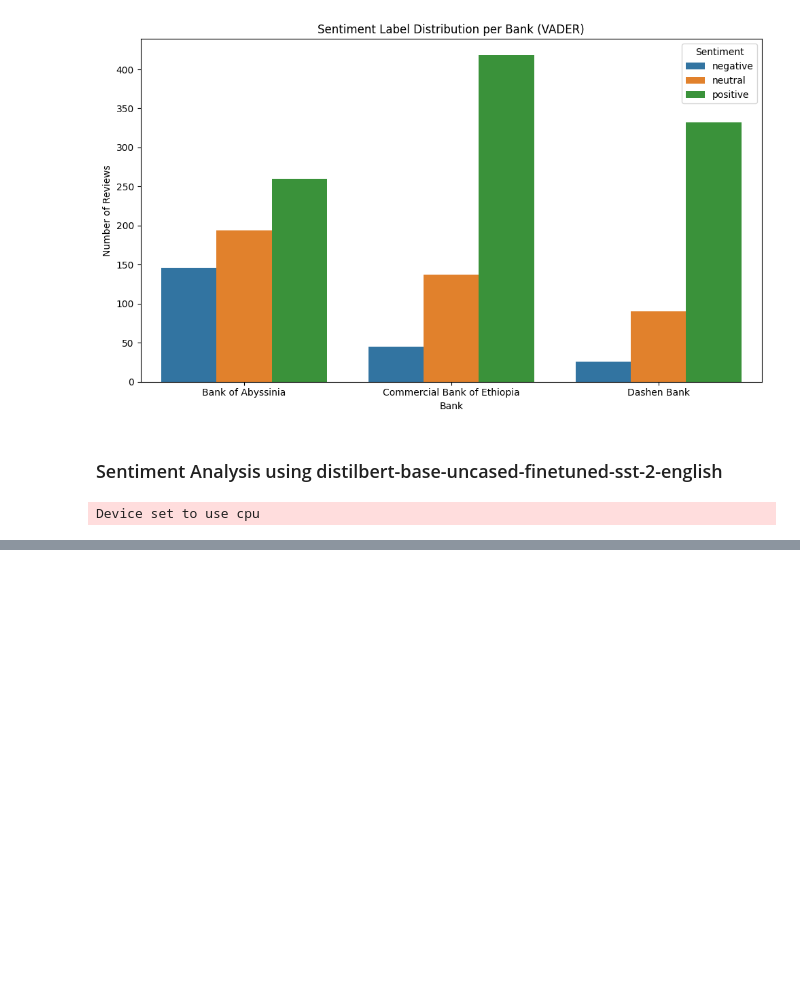
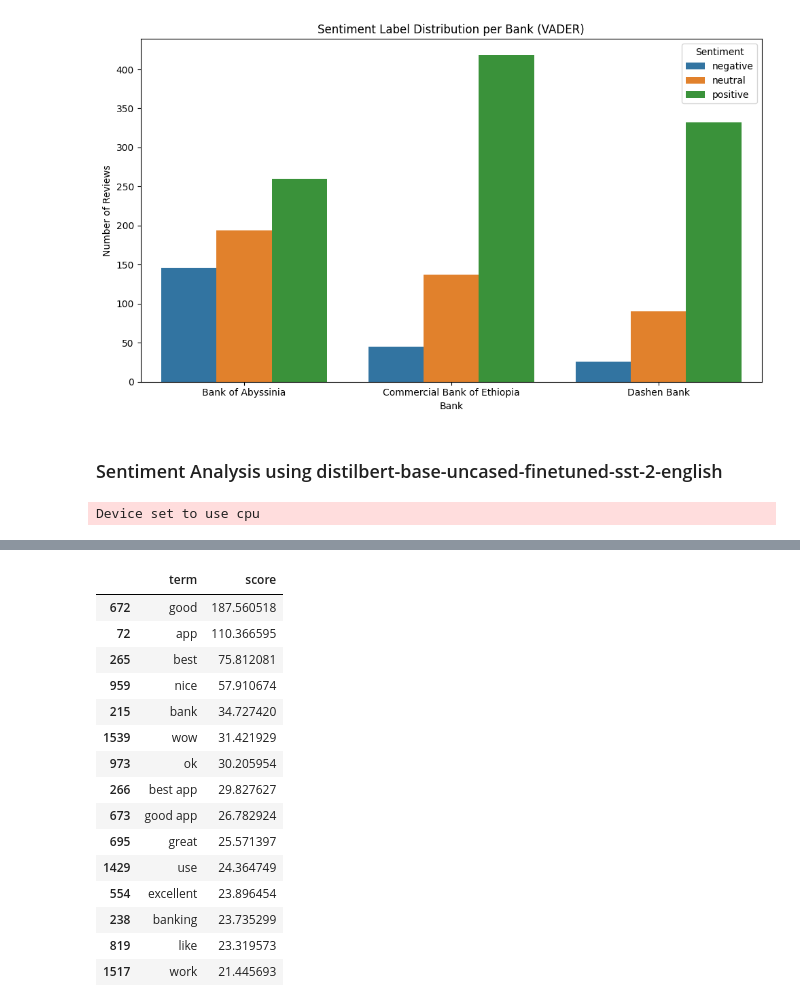
Before and after one commit to Liya-F/customer-experience-analysis, a Jupyter notebook: notebooks/task-2.ipynb, the cells around one changed output, grey strips where cells are left out. Cells and saved outputs as stored; diff of their text form; code cells hidden in the pictures; blank space fills up the shorter version.

```diff
--- a/notebooks/task-2.ipynb
+++ b/notebooks/task-2.ipynb
@@ -151,0 +163,41 @@ Dashen Bank                       104       344
+# %%
+
+vectorizer = TfidfVectorizer(
+    stop_words='english',
+    ngram_range=(1, 3),                  # include unigrams, bigrams, and trigrams
+    max_df=0.95,                         # filter out very frequent terms
+    min_df=2                             # ignore terms that appear only once
+)
+# %%
+# Apply TF-IDF on all reviews
+X = vectorizer.fit_transform(df["review"])
+feature_names = vectorizer.get_feature_names_out()
+
+# Total importance of each phrase across the dataset
+tfidf_scores = np.asarray(X.sum(axis=0)).flatten()
+
+# Create DataFrame of terms and scores
+tfidf_df = pd.DataFrame({
+    "term": feature_names,
+    "score": tfidf_scores
+}).sort_values(by="score", ascending=False)
+
+# View top terms
+tfidf_df.head(15)
+# %% [output]
+|  | term | score |
+| 672 | good | 187.560518 |
+| 72 | app | 110.366595 |
+| 265 | best | 75.812081 |
+| 959 | nice | 57.910674 |
+| 215 | bank | 34.727420 |
+| 1539 | wow | 31.421929 |
+| 973 | ok | 30.205954 |
+| 266 | best app | 29.827627 |
+| 673 | good app | 26.782924 |
+| 695 | great | 25.571397 |
+| 1429 | use | 24.364749 |
+| 554 | excellent | 23.896454 |
+| 238 | banking | 23.735299 |
+| 819 | like | 23.319573 |
+| 1517 | work | 21.445693 |
```
Also changed, not shown: parts of 13 cells of this notebook.
